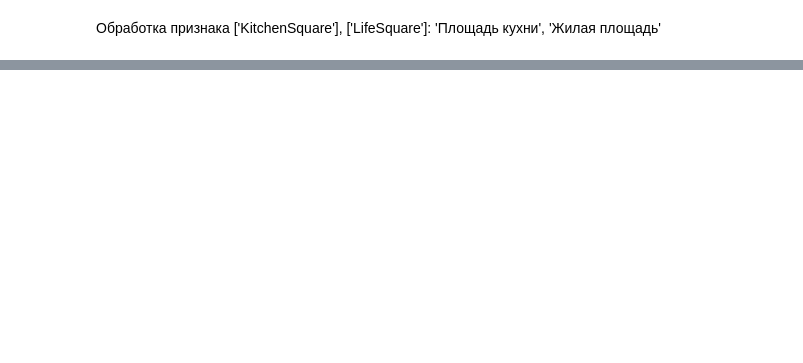
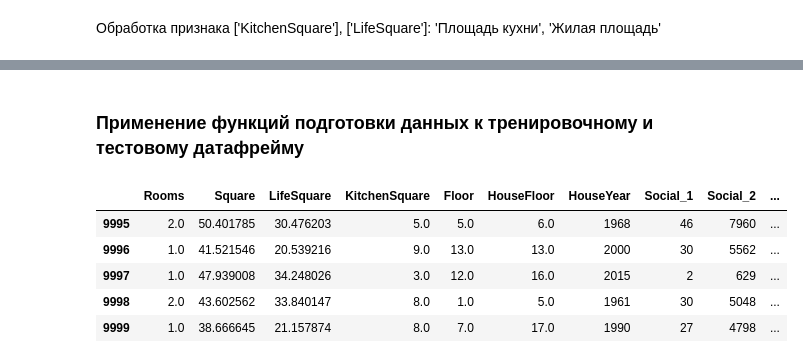
Before and after one commit to OlegRev/Python_Libraries_for_Data_Science-Numpy-Matplotlib-Scikit-learn, a Jupyter notebook: GlukharevOlegAnatolyevich_solution.ipynb, the cells around one changed output, grey strips where cells are left out. Cells and saved outputs as stored; diff of their text form; code cells hidden in the pictures; blank space fills up the shorter version.

```diff
--- a/GlukharevOlegAnatolyevich_solution.ipynb
+++ b/GlukharevOlegAnatolyevich_solution.ipynb
@@ -459,2 +476,0 @@ train_df.loc[(train_df.Rooms == 0)|(train_df.Rooms > 5)]
-# %%
-train_df = preparation_signs_rooms(train_df)
@@ -476,2 +476,0 @@ test_df.loc[(test_df.Rooms == 0)|(test_df.Rooms > 5)]
-# %%
-test_df = preparation_signs_rooms(test_df)
@@ -493,7 +476,0 @@ output_unique_column_values(train_df, ['Ecology_2', 'Ecology_3', 'Shops_2'])
-# %%
-train_df['Ecology_2_bin'] = train_df['Ecology_2'].replace({'A':bin(1), 'B':bin(0)})
-train_df['Ecology_3_bin'] = train_df['Ecology_3'].replace({'A':bin(1), 'B':bin(0)})
-train_df['Shops_2_bin'] = train_df['Shops_2'].replace({'A':bin(1), 'B':bin(0)})
-# %%
-train_df["Eco2_Eco3_Shops2"] = train_df.Ecology_2 + train_df.Ecology_3 + train_df.Shops_2
-train_df["Eco2_Eco3_Shops2_bin"] = train_df.Ecology_2_bin + train_df.Ecology_3_bin + train_df.Shops_2_bin
@@ -518,0 +494,19 @@ rf_model.fit(X_train, y_train)
+# %% [markdown]
+### Применение функций подготовки данных к тренировочному и тестовому датафрейму
+# %%
+feature_names = ['Rooms', 'Square', 'LifeSquare', 'KitchenSquare', 'Floor', 'HouseFloor',
+                 'HouseYear', 'Social_1', 'Social_2', 'Social_3', 'Ecology_1',
+                 'MeanPricePerSquareMeter', 'MedPriceByDistrict', 'MeanSquare']
+target_name = 'Price'
+X = train_df.drop(target_name, axis=1)
+y = pd.DataFrame(train_df[target_name])
+X, y, test_df = preparation_data(X, y, test_df)
+X = X[feature_names]
+X.tail()
+# %% [output]
+|  | Rooms | Square | LifeSquare | KitchenSquare | Floor | HouseFloor | HouseYear | Social_1 | Social_2 | ... |
+| 9995 | 2.0 | 50.401785 | 30.476203 | 5.0 | 5.0 | 6.0 | 1968 | 46 | 7960 | ... |
+| 9996 | 1.0 | 41.521546 | 20.539216 | 9.0 | 13.0 | 13.0 | 2000 | 30 | 5562 | ... |
+| 9997 | 1.0 | 47.939008 | 34.248026 | 3.0 | 12.0 | 16.0 | 2015 | 2 | 629 | ... |
+| 9998 | 2.0 | 43.602562 | 33.840147 | 8.0 | 1.0 | 5.0 | 1961 | 30 | 5048 | ... |
+| 9999 | 1.0 | 38.666645 | 21.157874 | 8.0 | 7.0 | 17.0 | 1990 | 27 | 4798 | ... |
```
Also changed, not shown: parts of 72 cells of this notebook, 3 other files.
